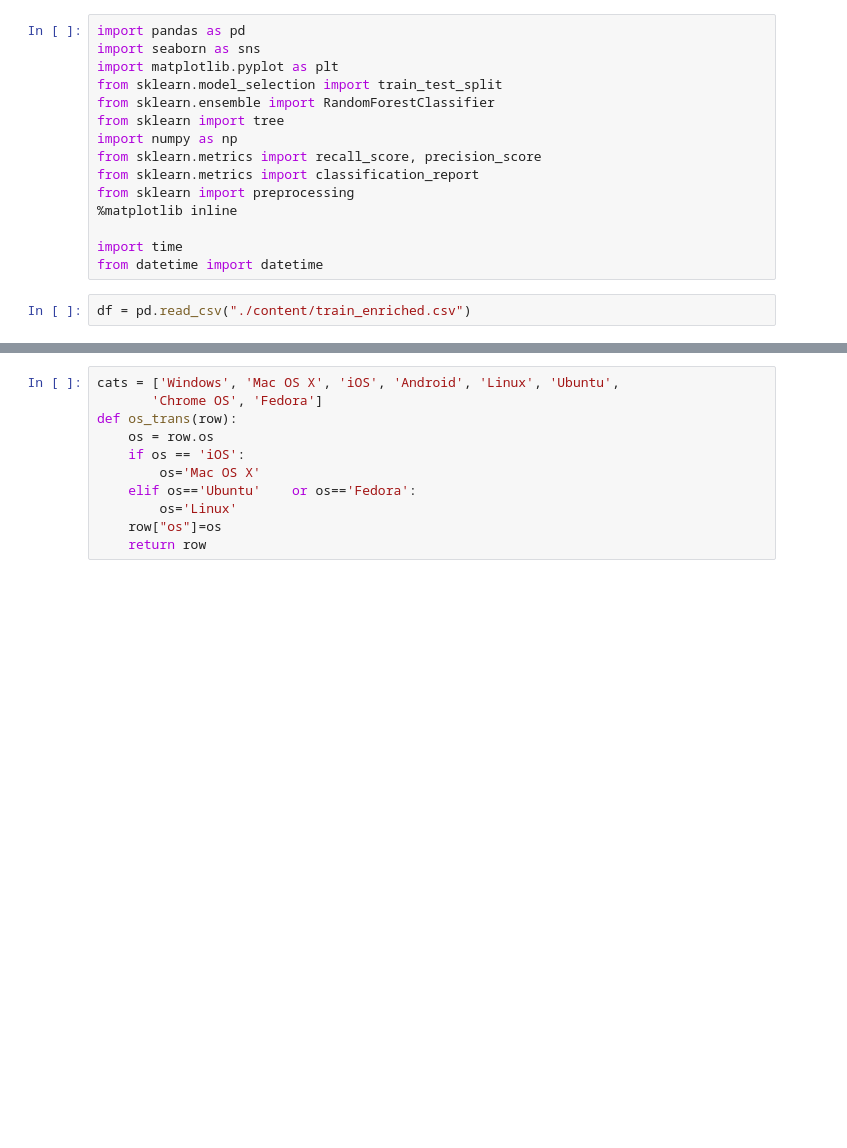
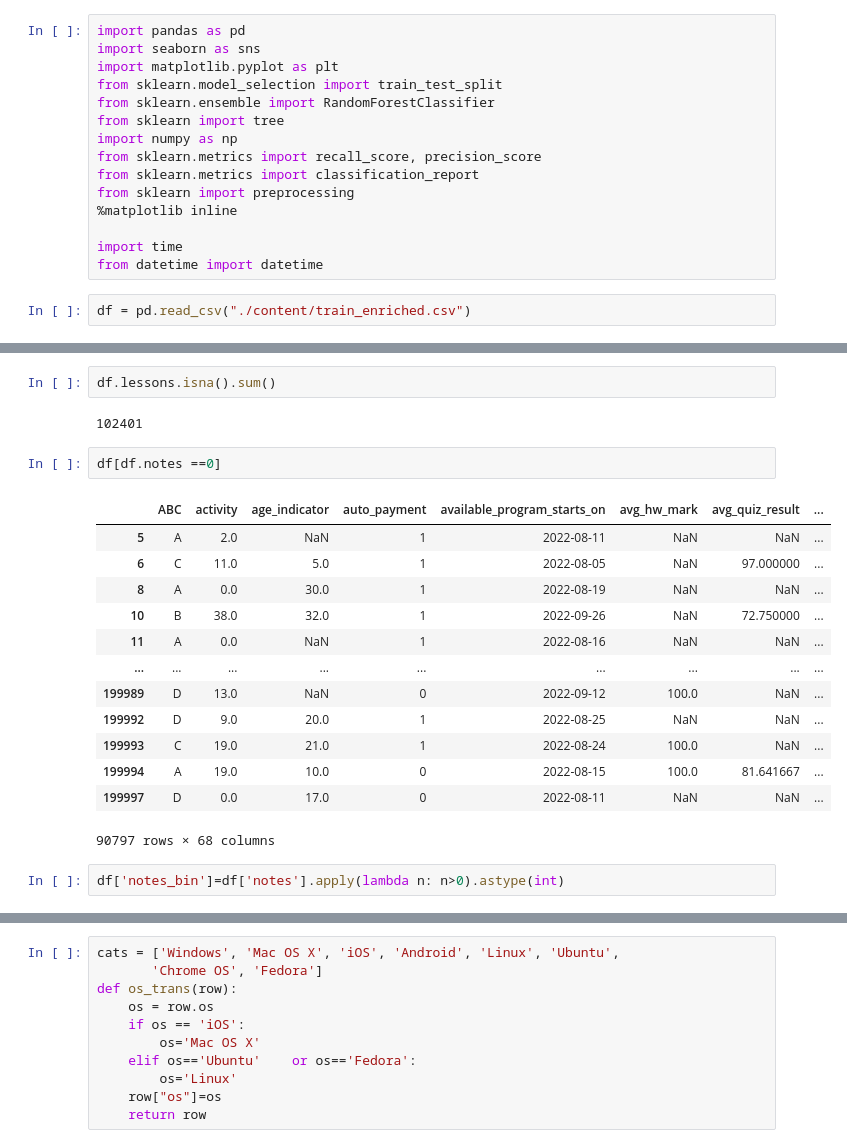
Before and after one commit to endovitskayaV/netology, a Jupyter notebook: explore.ipynb, the cells around one changed output, grey strips where cells are left out. Drawn from its saved outputs; the diff is of its cells as text; blank space fills up the shorter version.

```diff
--- a/explore.ipynb
+++ b/explore.ipynb
@@ -17,0 +41,22 @@ df = pd.read_csv("./content/train_enriched.csv")
+# %%
+df.lessons.isna().sum()
+# %% [output]
+102401
+# %%
+df[df.notes ==0]
+# %% [output]
+|  | ABC | activity | age_indicator | auto_payment | available_program_starts_on | avg_hw_mark | avg_quiz_result | ... |
+| 5 | A | 2.0 | NaN | 1 | 2022-08-11 | NaN | NaN | ... |
+| 6 | C | 11.0 | 5.0 | 1 | 2022-08-05 | NaN | 97.000000 | ... |
+| 8 | A | 0.0 | 30.0 | 1 | 2022-08-19 | NaN | NaN | ... |
+| 10 | B | 38.0 | 32.0 | 1 | 2022-09-26 | NaN | 72.750000 | ... |
+| 11 | A | 0.0 | NaN | 1 | 2022-08-16 | NaN | NaN | ... |
+| ... | ... | ... | ... | ... | ... | ... | ... | ... |
+| 199989 | D | 13.0 | NaN | 0 | 2022-09-12 | 100.0 | NaN | ... |
+| 199992 | D | 9.0 | 20.0 | 1 | 2022-08-25 | NaN | NaN | ... |
+| 199993 | C | 19.0 | 21.0 | 1 | 2022-08-24 | 100.0 | NaN | ... |
+| 199994 | A | 19.0 | 10.0 | 0 | 2022-08-15 | 100.0 | 81.641667 | ... |
+| 199997 | D | 0.0 | 17.0 | 0 | 2022-08-11 | NaN | NaN | ... |
+90797 rows × 68 columns
+# %%
+df['notes_bin']=df['notes'].apply(lambda n: n>0).astype(int)
```
Also changed, not shown: parts of 4 cells of this notebook, 5 other files.
